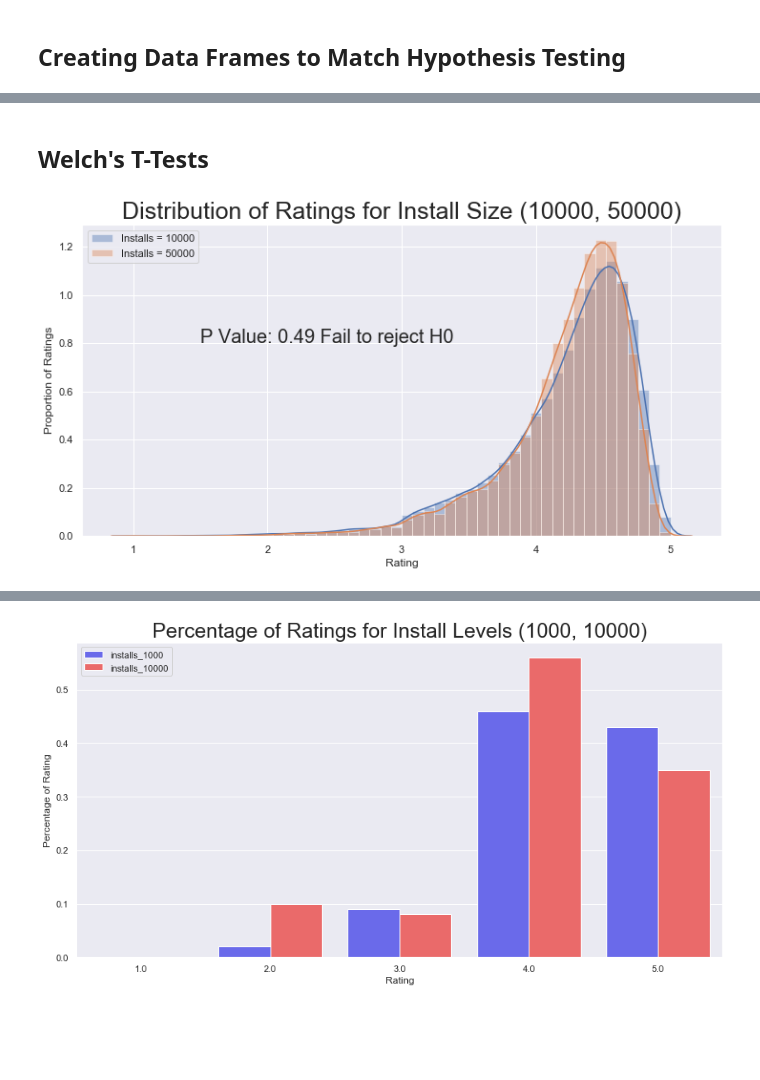
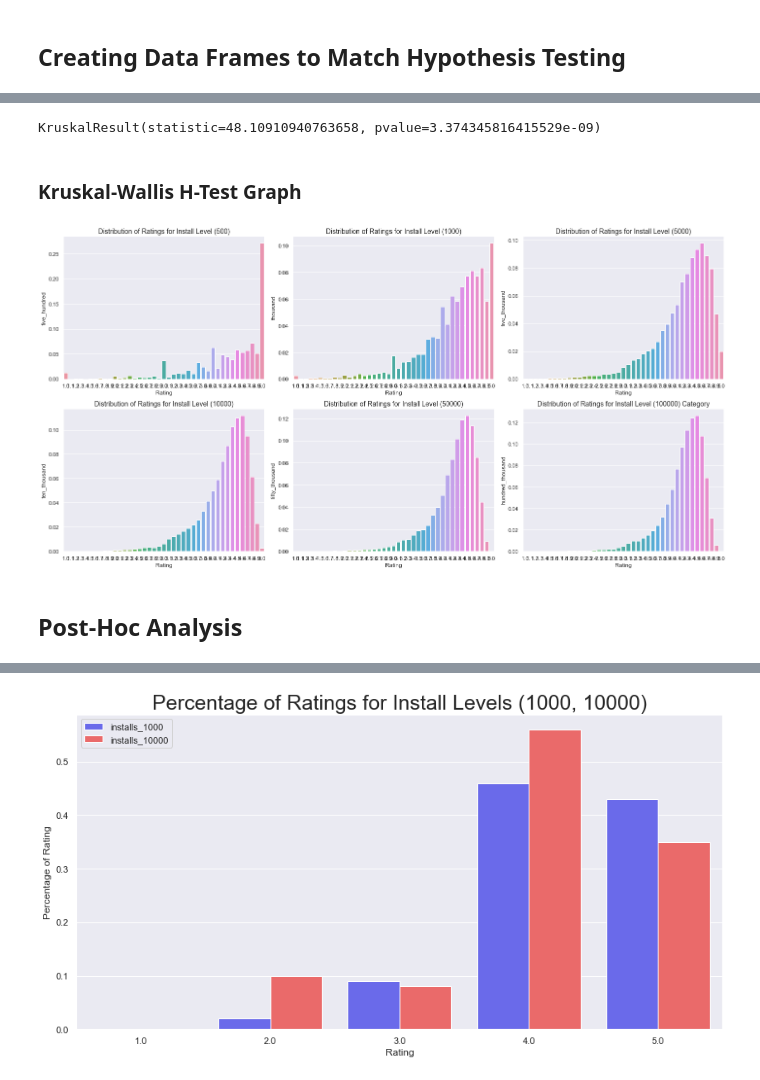
Before and after one commit to ZacharyVillarreal/Google-Play-Store-Download-Analysis, a Jupyter notebook: src/Hypothesis_Testing.ipynb, the cells around one changed output, grey strips where cells are left out. Drawn from its saved outputs; the diff is of its cells as text; code cells hidden in the pictures; blank space fills up the shorter version.

Commit message:
Fix README.md | Add graphs

```diff
--- a/src/Hypothesis_Testing.ipynb
+++ b/src/Hypothesis_Testing.ipynb
@@ -31,0 +100,7 @@ play_store_data.drop(play_store_data.columns[
+# %%
+stats.kruskal(total_df.thousand, total_df.ten_thousand, total_df.five_thousand,
+              total_df.fifty_thousand, total_df.hundred_thousand, total_df.five_hundred)
+# %% [output]
+KruskalResult(statistic=48.10910940763658, pvalue=3.374345816415529e-09)
+# %% [markdown]
+### Kruskal-Wallis H-Test Graph
@@ -32,3 +157,58 @@ play_store_data.drop(play_store_data.columns[
+# %%
+# Merging DataFrames to be able to compute h-test across equal array length
+total_df = pd.merge(left = downloads_1000_rating_dists, right = downloads_10000_rating_dists, on = 'Rating', how='outer')
+total_df = pd.merge(left = total_df, right = downloads_5000_rating_dists, on = 'Rating', how='outer')
+total_df = pd.merge(left = total_df, right = downloads_50000_rating_dists, on ='Rating', how = 'outer')
+total_df = pd.merge(left = total_df, right = downloads_100000_rating_dists, on ='Rating', how = 'outer')
+total_df = pd.merge(left = total_df, right = downloads_500_rating_dists, on ='Rating', how = 'outer')
+
+
+total_df.sort_values('Rating', inplace=True)
+total_df.fillna(0, inplace=True)
+total_df.columns = ['Rating', 'thousand', 'ten_thousand',
+                    'five_thousand', 'fifty_thousand', 'hundred_thousand', 'five_hundred']
+# %%
+fig, axs = plt.subplots(nrows=2, ncols=3, figsize=(20, 10))
+
+# GAME Category
+axs[0, 0].set_ylabel('Count of Ratings')
+axs[0, 0].set_title('Distribution of Ratings for Install Level (500)', fontsize=14)
+sns.barplot(x = total_df.Rating, y = total_df.five_hundred, ax = axs[0,0])
+
+# VIDEO PLAYERS Category
+axs[0, 1].set_ylabel('Count of Ratings')
+axs[0, 1].set_title(
+    'Distribution of Ratings for Install Level (1000)', fontsize=14)
+sns.barplot(x = total_df.Rating, y = total_df.thousand, ax = axs[0,1])
+
+# COMMUNICATION Category
+axs[0, 2].set_ylabel('Count of Ratings')
+axs[0, 2].set_title(
+    'Distribution of Ratings for Install Level (5000)', fontsize=14)
+sns.barplot(x = total_df.Rating, y = total_df.five_thousand, ax = axs[0,2])
+
+# PHOTOGRAPHY Category
+axs[1, 0].set_ylabel('Count of Ratings')
+axs[1, 0].set_title(
+    'Distribution of Ratings for Install Level (10000)', fontsize=14)
+sns.barplot(x = total_df.Rating, y = total_df.ten_thousand, ax = axs[1,0])
+
+# SOCIAL Category
+axs[1, 1].set_ylabel('Count of Ratings')
+axs[1, 1].set_title('Distribution of Ratings for Install Level (50000)', fontsize=14)
+sns.barplot(x = total_df.Rating, y = total_df.fifty_thousand, ax = axs[1,1])
+
+# TOOLS Category
+axs[1, 2].set_ylabel('Count of Ratings')
+axs[1, 2].set_title('Distribution of Ratings for Install Level (100000) Category', fontsize=14)
+sns.barplot(x = total_df.Rating, y = total_df.hundred_thousand, ax = axs[1,2])
+
+plt.tight_layout()
+# plt.savefig('../graphs/Distribution_of_Ratings_Over_Install_Level.png', dpi = 500, bbox_inches = 'tight');
+# %% [output]
+[figure, added]
+# %% [markdown]
+## Post-Hoc Analysis
 # %%
 # I want to compare Install ranges that are comparible in size
 # Thus, I create a groupby that returns the Install ranges with their respective counts
@@ -41,19 +221,3 @@ downloads_50000 = play_store_data[play_store_data['Installs'] == 50000]
 downloads_100000 = play_store_data[play_store_data['Installs'] == 100000]
 downloads_500000 = play_store_data[play_store_data['Installs'] == 500000]
 downloads_1000000 = play_store_data[play_store_data['Installs'] == 1000000]
-# %% [markdown]
-## Welch's T-Tests
-# %%
-# Comparing Install Sizes of 10000 & 50000, to compare proportion of ratings
-
-fig, ax = plt.subplots(figsize = (12,6))
-sns.distplot(downloads_10000.Rating, label = "Installs = 10000")
-sns.distplot(downloads_50000.Rating, label = 'Installs = 50000')
-plt.ylabel('Proportion of Ratings')
-plt.legend()
-plt.title('Distribution of Ratings for Install Size (10000, 50000)', fontsize = 25)
-s, p = stats.ttest_ind(downloads_10000.Rating, downloads_50000.Rating, equal_var=False)
-plt.text(x = 1.5, y = 0.8, s = "P Value: %.2f Fail to reject H0"%(p),fontsize = 20);
-# plt.savefig('../graphs/Distribution_of_Ratings_10k_50k.png', dpi = 500, bbox_inches = 'tight');
-# %% [output]
-[figure, removed]
```
Also changed, not shown: parts of 13 cells of this notebook, 7 other files.
